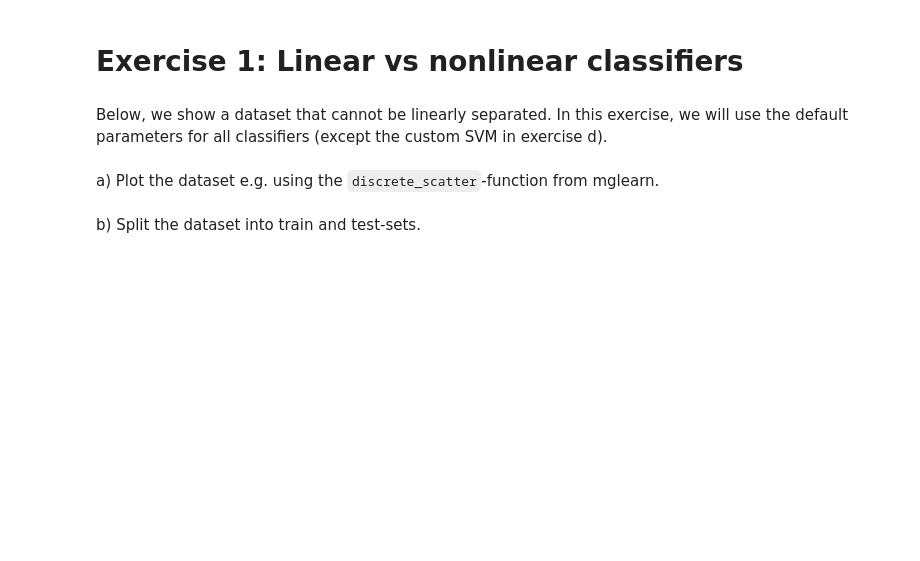
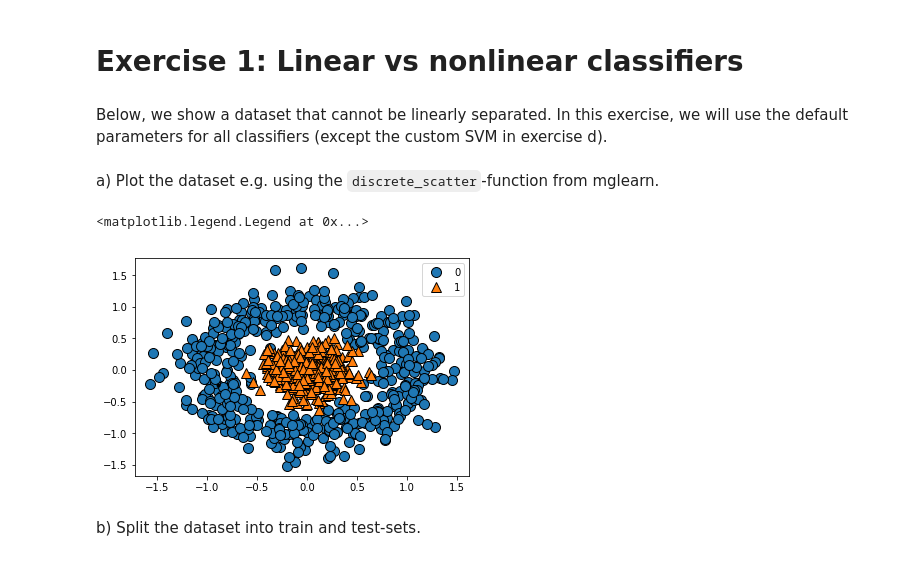
Before and after one commit to StephanThierry/ML-Group6, a Jupyter notebook: KHD/Assignment_3.ipynb, the cells around one changed output. Cells and saved outputs as stored; diff of their text form; code cells hidden in the pictures; blank space fills up the shorter version.

```diff
--- a/KHD/Assignment_3.ipynb
+++ b/KHD/Assignment_3.ipynb
@@ -21,5 +42,12 @@ from sklearn.datasets.samples_generator import make_circles
 X, y = make_circles(1000, factor=0.0, noise=0.2)
 # %% [markdown]
 a) Plot the dataset e.g. using the `discrete_scatter`-function from mglearn.
+# %%
+mglearn.discrete_scatter(X[:,0],X[:,1], y)
+plt.plot(X[0,0],X[0,1],'k.')
+plt.legend()
+# %% [output]
+<matplotlib.legend.Legend at 0x...>
+[figure, added]
 # %% [markdown]
 b) Split the dataset into train and test-sets.
```
Also changed, not shown: parts of 11 cells of this notebook.
